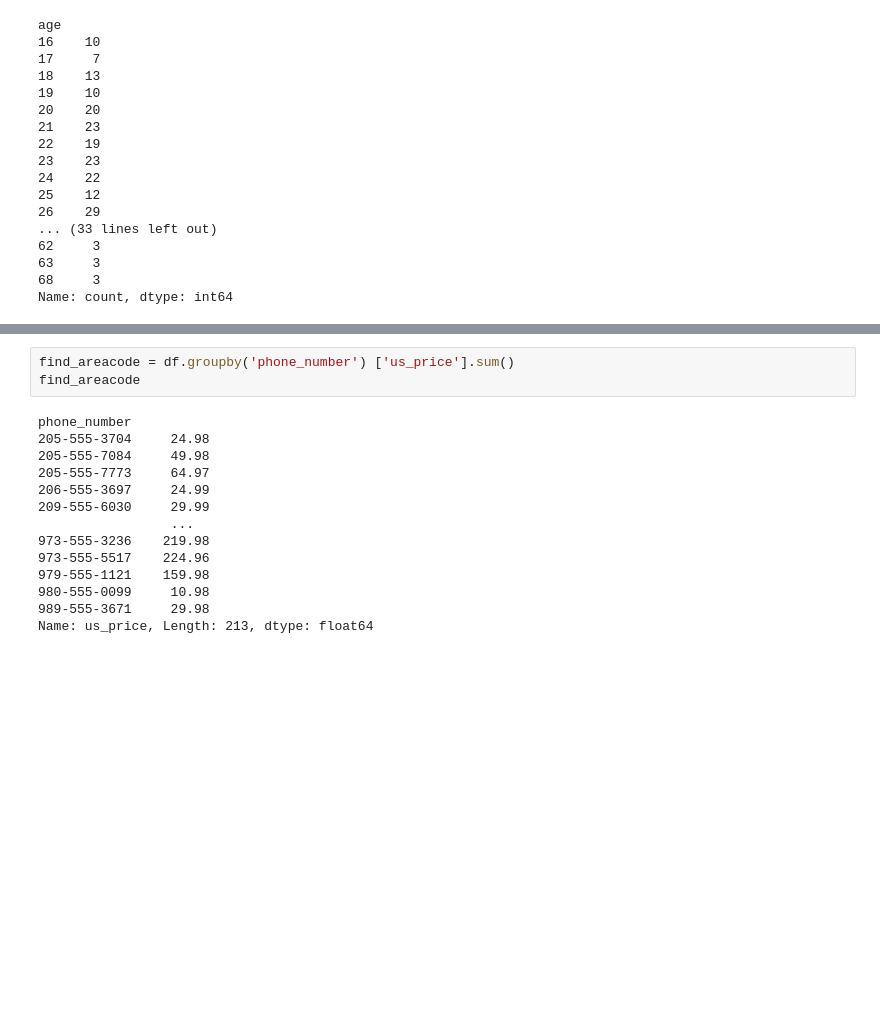
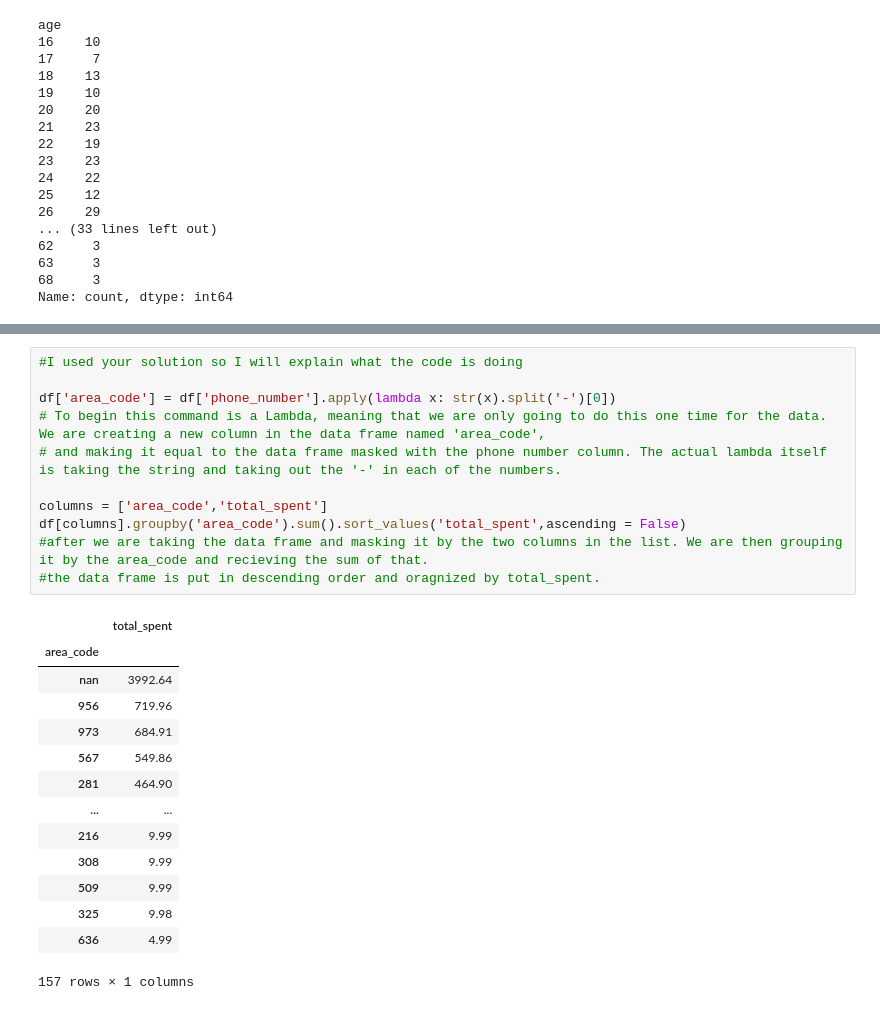
Before and after one commit to SethChairez/DataScience201, a Jupyter notebook: Day1/HW_day1.ipynb, the cells around one changed output, grey strips where cells are left out. Drawn from its saved outputs; the diff is of its cells as text; blank space fills up the shorter version.

```diff
--- a/Day1/HW_day1.ipynb
+++ b/Day1/HW_day1.ipynb
@@ -391,18 +428,27 @@ Name: us_price, dtype: float64
 # %%
-find_areacode = df.groupby('phone_number') ['us_price'].sum()
-find_areacode
+#I used your solution so I will explain what the code is doing
+
+df['area_code'] = df['phone_number'].apply(lambda x: str(x).split('-')[0])
+# To begin this command is a Lambda, meaning that we are only going to do this one time for the data. We are creating a new column in the data frame named 'area_code',
+# and making it equal to the data frame masked with the phone number column. The actual lambda itself is taking the string and taking out the '-' in each of the numbers.
+
+columns = ['area_code','total_spent']
+df[columns].groupby('area_code').sum().sort_values('total_spent',ascending = False)
+#after we are taking the data frame and masking it by the two columns in the list. We are then grouping it by the area_code and recieving the sum of that.
+#the data frame is put in descending order and oragnized by total_spent.
 # %% [output]
+|  | total_spent |
+| area_code |  |
+| nan | 3992.64 |
+| 956 | 719.96 |
+| 973 | 684.91 |
+| 567 | 549.86 |
+| 281 | 464.90 |
+| ... | ... |
+| 216 | 9.99 |
+| 308 | 9.99 |
+| 509 | 9.99 |
+| 325 | 9.98 |
+| 636 | 4.99 |
-phone_number
-205-555-3704     24.98
-205-555-7084     49.98
-205-555-7773     64.97
-206-555-3697     24.99
-209-555-6030     29.99
-                 ...
-973-555-3236    219.98
-973-555-5517    224.96
-979-555-1121    159.98
-980-555-0099     10.98
-989-555-3671     29.98
-Name: us_price, Length: 213, dtype: float64
+157 rows × 1 columns
 # %%
```
Also changed, not shown: parts of 54 cells of this notebook, 26 other files.
